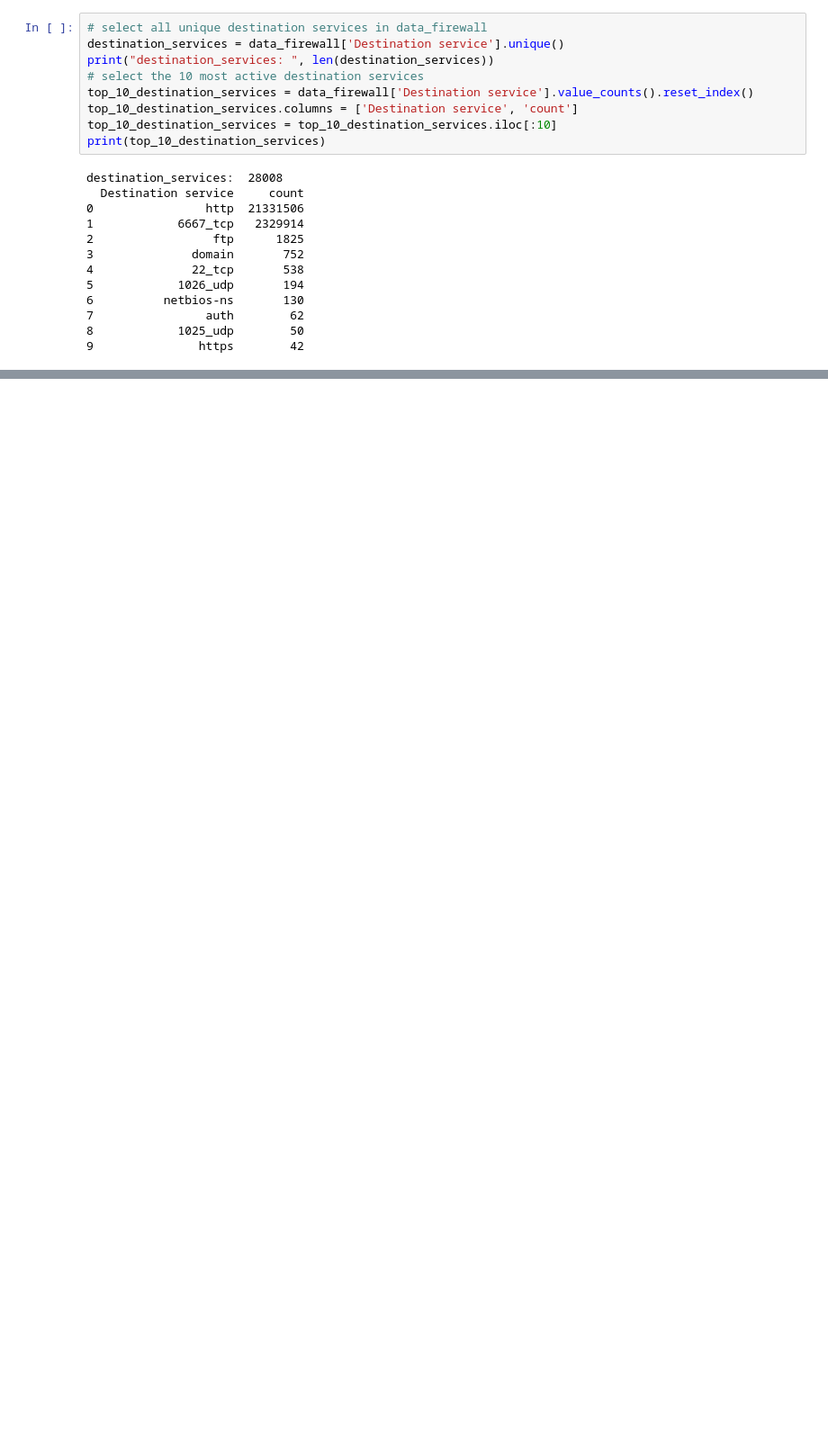
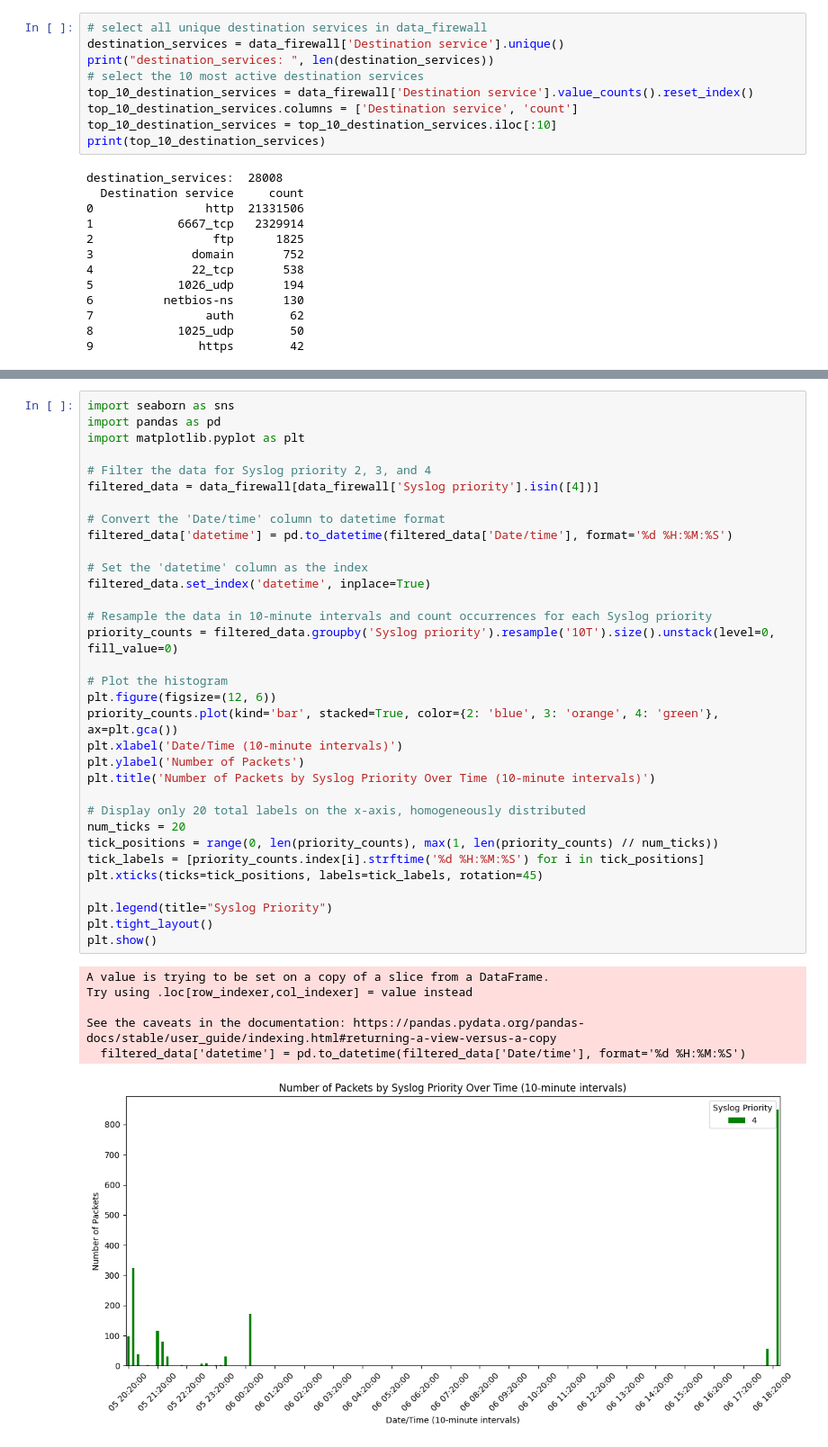
Before and after one commit to giorgiodaneri/HPDAV_project, a Jupyter notebook: server/data_analysis.ipynb, the cells around one changed output, grey strips where cells are left out. Shown at 90% size. Cells and saved outputs as stored; diff of their text form; blank space fills up the shorter version.

```diff
--- a/server/data_analysis.ipynb
+++ b/server/data_analysis.ipynb
@@ -620,0 +863,40 @@ ssh_data:  0
+# %%
+import seaborn as sns
+import pandas as pd
+import matplotlib.pyplot as plt
+
+# Filter the data for Syslog priority 2, 3, and 4
+filtered_data = data_firewall[data_firewall['Syslog priority'].isin([4])]
+
+# Convert the 'Date/time' column to datetime format
+filtered_data['datetime'] = pd.to_datetime(filtered_data['Date/time'], format='%d %H:%M:%S')
+
+# Set the 'datetime' column as the index
+filtered_data.set_index('datetime', inplace=True)
+
+# Resample the data in 10-minute intervals and count occurrences for each Syslog priority
+priority_counts = filtered_data.groupby('Syslog priority').resample('10T').size().unstack(level=0, fill_value=0)
+
+# Plot the histogram
+plt.figure(figsize=(12, 6))
+priority_counts.plot(kind='bar', stacked=True, color={2: 'blue', 3: 'orange', 4: 'green'}, ax=plt.gca())
+plt.xlabel('Date/Time (10-minute intervals)')
+plt.ylabel('Number of Packets')
+plt.title('Number of Packets by Syslog Priority Over Time (10-minute intervals)')
+
+# Display only 20 total labels on the x-axis, homogeneously distributed
+num_ticks = 20
+tick_positions = range(0, len(priority_counts), max(1, len(priority_counts) // num_ticks))
+tick_labels = [priority_counts.index[i].strftime('%d %H:%M:%S') for i in tick_positions]
+plt.xticks(ticks=tick_positions, labels=tick_labels, rotation=45)
+
+plt.legend(title="Syslog Priority")
+plt.tight_layout()
+plt.show()
+# %% [output]
+A value is trying to be set on a copy of a slice from a DataFrame.
+Try using .loc[row_indexer,col_indexer] = value instead
+
+See the caveats in the documentation: https://pandas.pydata.org/pandas-docs/stable/user_guide/indexing.html#returning-a-view-versus-a-copy
+  filtered_data['datetime'] = pd.to_datetime(filtered_data['Date/time'], format='%d %H:%M:%S')
+[figure, added]
```
Also changed, not shown: parts of 21 cells of this notebook, 7 other files.
